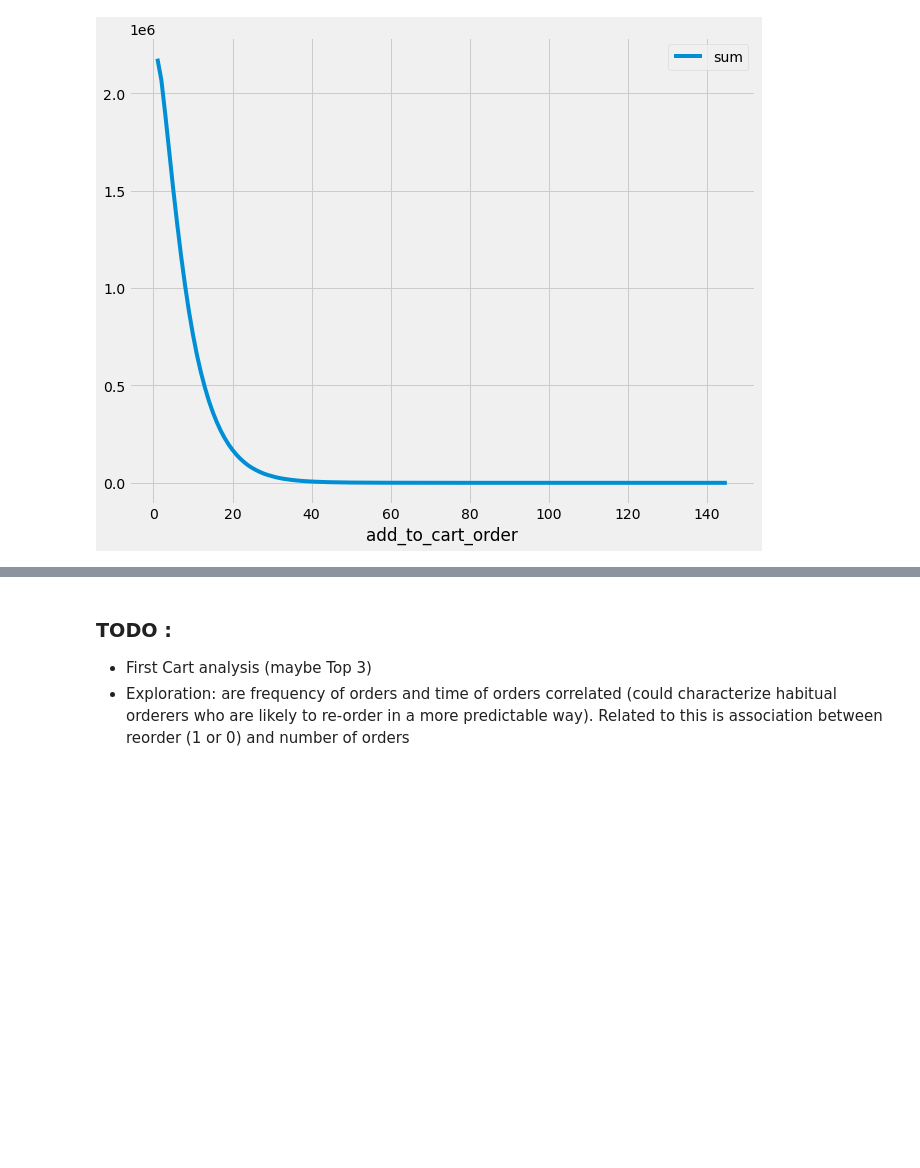
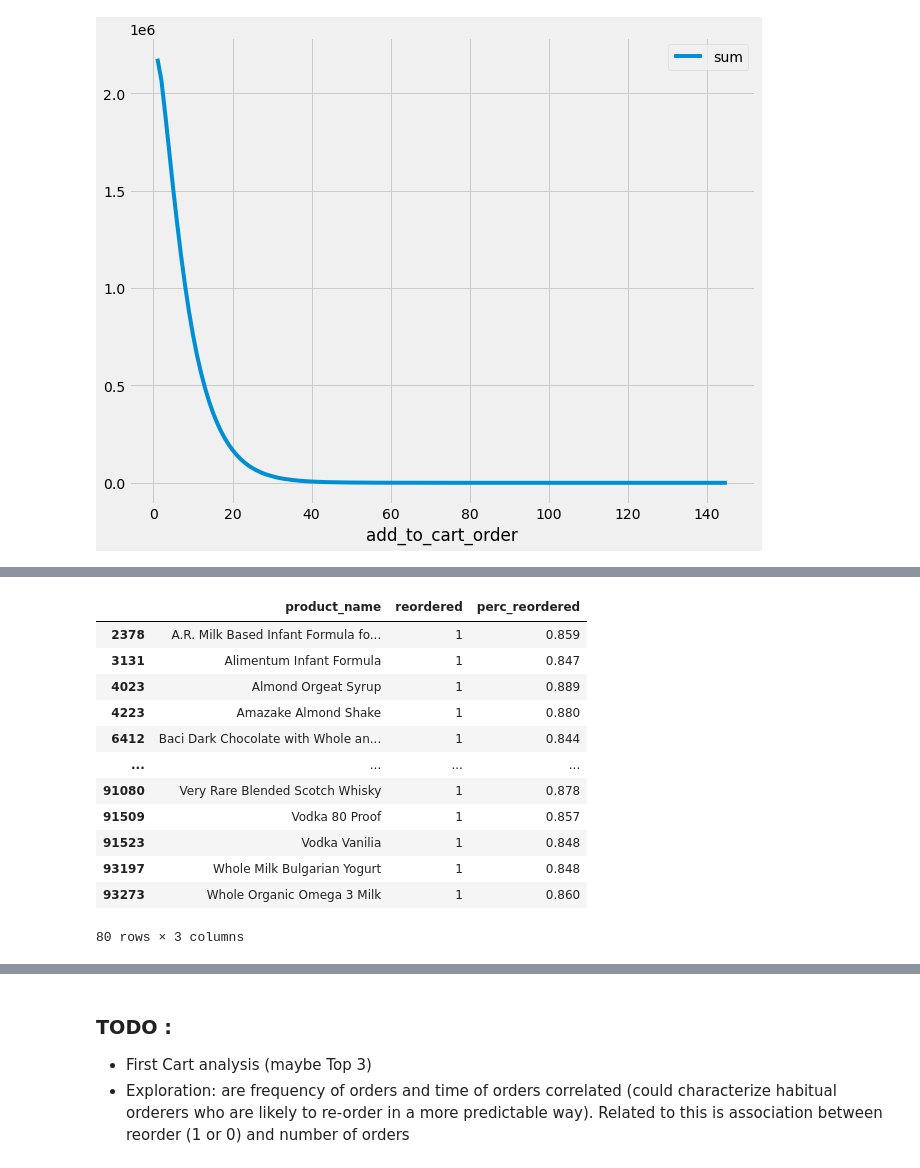
Before and after one commit to tchen052/Instacart-Market-Basket-Analysis, a Jupyter notebook: ipynb/eda/Cleanup and EDA.ipynb, the cells around one changed output, grey strips where cells are left out. Drawn from its saved outputs; the diff is of its cells as text; code cells hidden in the pictures; blank space fills up the shorter version.

```diff
--- a/ipynb/eda/Cleanup and EDA.ipynb
+++ b/ipynb/eda/Cleanup and EDA.ipynb
@@ -615,0 +638,19 @@ order_products_prior.groupby('add_to_cart_order')['reordered'].agg(['sum']).plot
+# %%
+reorder_rate_product = reorder_rate_product[reorder_rate_product.reordered == 1]
+reorder_rate_product
+
+reorder_rate_product[reorder_rate_product.perc_reordered >= 0.84]
+# %% [output]
+|  | product_name | reordered | perc_reordered |
+| 2378 | A.R. Milk Based Infant Formula fo... | 1 | 0.859 |
+| 3131 | Alimentum Infant Formula | 1 | 0.847 |
+| 4023 | Almond Orgeat Syrup | 1 | 0.889 |
+| 4223 | Amazake Almond Shake | 1 | 0.880 |
+| 6412 | Baci Dark Chocolate with Whole an... | 1 | 0.844 |
+| ... | ... | ... | ... |
+| 91080 | Very Rare Blended Scotch Whisky | 1 | 0.878 |
+| 91509 | Vodka 80 Proof | 1 | 0.857 |
+| 91523 | Vodka Vanilia | 1 | 0.848 |
+| 93197 | Whole Milk Bulgarian Yogurt | 1 | 0.848 |
+| 93273 | Whole Organic Omega 3 Milk | 1 | 0.860 |
+80 rows × 3 columns
```
Also changed, not shown: parts of 7 cells of this notebook.
